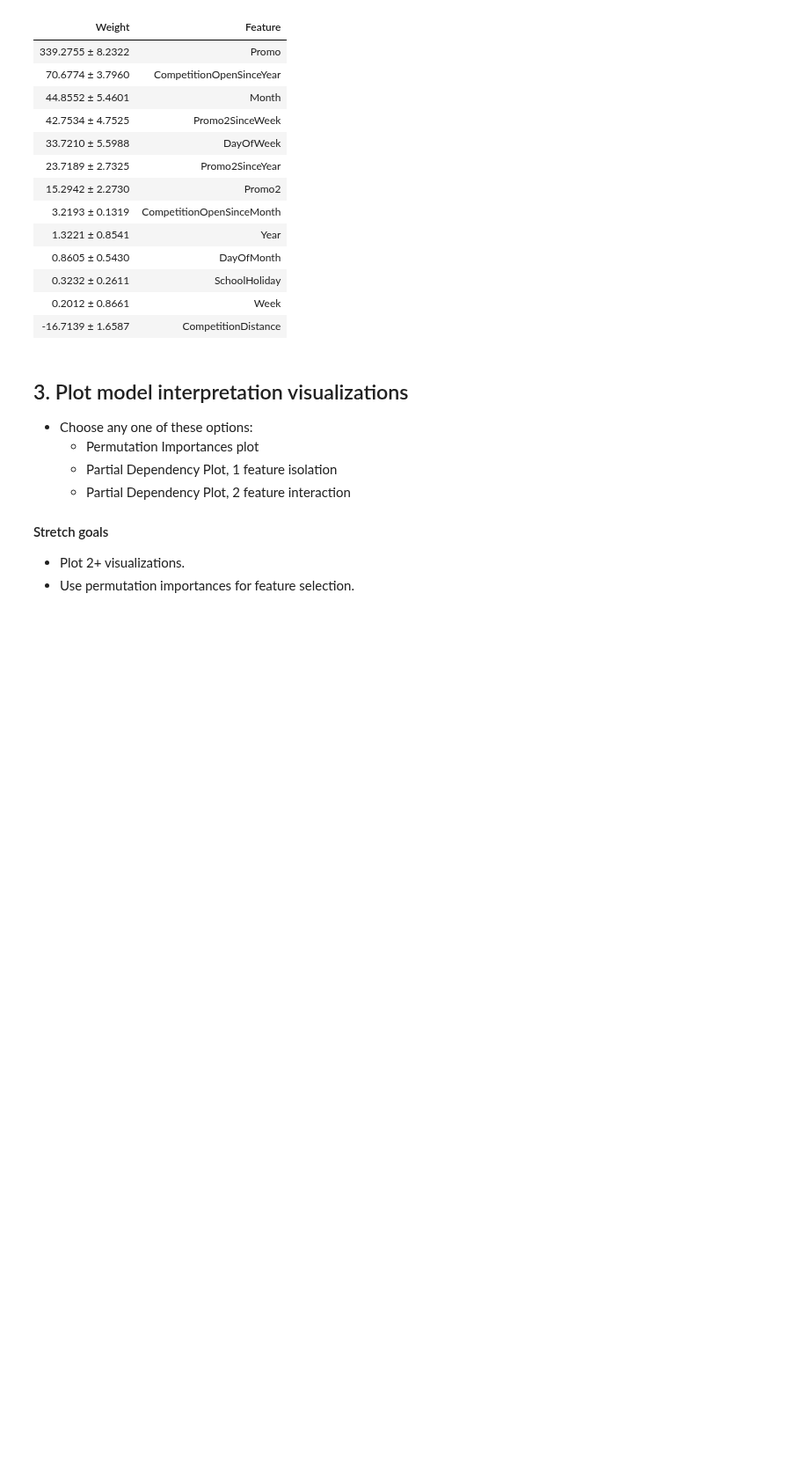
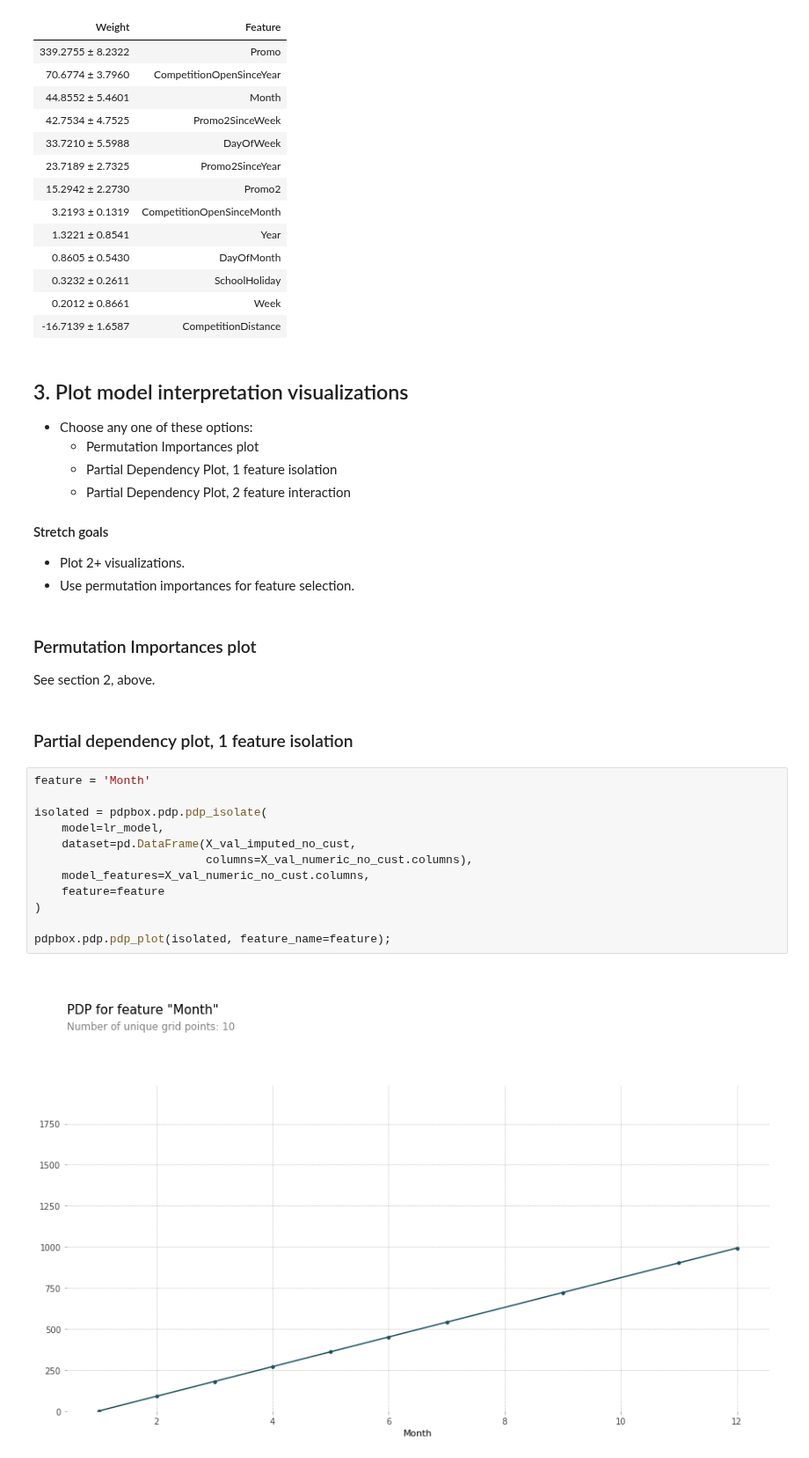
Before and after one commit to LambdaSchool/DEPRECATED-DS-Unit-2-Applied-Modeling, a Jupyter notebook: DS_Sprint_Challenge_8_Regression_2.ipynb, the cells around one changed output. Shown at 88% size. Cells and saved outputs as stored; diff of their text form; blank space fills up the shorter version.

Commit message:
Generate 1-feature partial dependency plot (consider re-doing this with a more complex model).

```diff
--- a/DS_Sprint_Challenge_8_Regression_2.ipynb
+++ b/DS_Sprint_Challenge_8_Regression_2.ipynb
@@ -503,3 +509,23 @@ eli5.show_weights(permuter, top=None, feature_names=feature_names)
 #### Stretch goals
 - Plot 2+ visualizations.
 - Use permutation importances for feature selection.
+# %% [markdown]
+### Permutation Importances plot
+
+See section 2, above.
+# %% [markdown]
+### Partial dependency plot, 1 feature isolation
+# %%
+feature = 'Month'
+
+isolated = pdpbox.pdp.pdp_isolate(
+    model=lr_model,
+    dataset=pd.DataFrame(X_val_imputed_no_cust,
+                         columns=X_val_numeric_no_cust.columns),
+    model_features=X_val_numeric_no_cust.columns,
+    feature=feature
+)
+
+pdpbox.pdp.pdp_plot(isolated, feature_name=feature);
+# %% [output]
+[figure, added]
```
Also changed, not shown: parts of 2 cells of this notebook.
